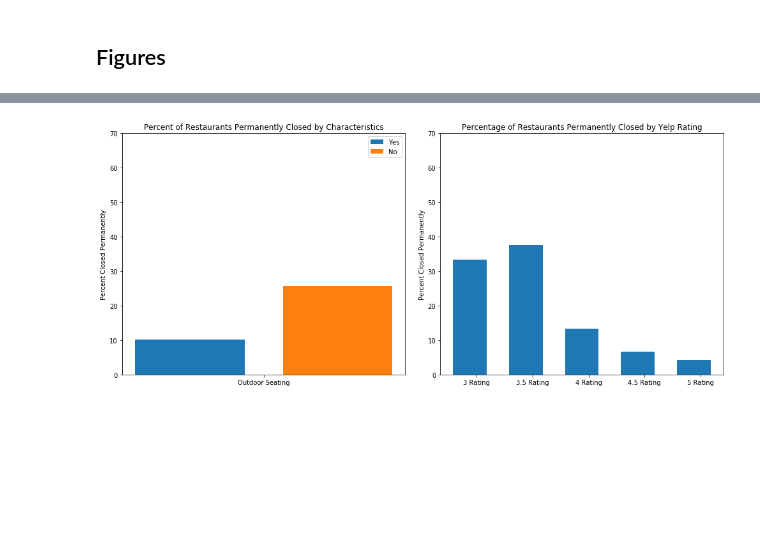
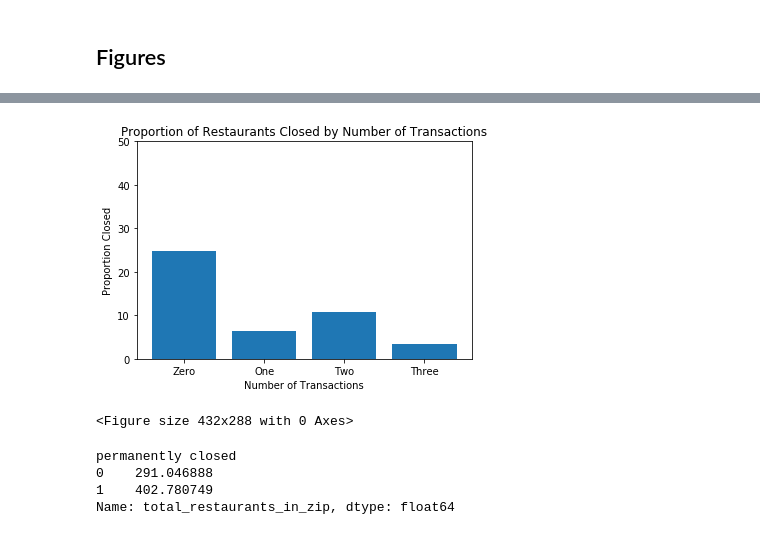
Before and after one commit to bagnine/nyc_restaurant_project, a Jupyter notebook: Univariable & bivariable analysis.ipynb, the cells around one changed output, grey strips where cells are left out. Drawn from its saved outputs; the diff is of its cells as text; code cells hidden in the pictures; blank space fills up the shorter version.

Commit message:
recreated figures

```diff
--- a/Univariable & bivariable analysis.ipynb
+++ b/Univariable & bivariable analysis.ipynb
@@ -849,58 +818,0 @@ plt.show()
-# %%
-
-labels_rating = ['Rating']
-Three_means = [33.3]
-Threepoint5_means = [37.6]
-Four_means = [13.4]
-Fourpoint5_means = [6.7]
-Five_means = [4.2]
-
-x = np.arange(len(labels_rating))  # the label locations
-width = 0.35  # the width of the bars
-
-fig, axs = plt.subplots(1, 2, figsize = (14,6))
-rects1 = axs[0].bar(x - width/3-.12, Yes_means, width, label='Yes')
-rects2 = axs[0].bar(x + width/3+.12, No_means, width, label='No')
-
-# Add some text for labels, title and custom x-axis tick labels, etc.
-axs[0].set_ylabel('Percent Closed Permanently')
-axs[0].set_title('Percent of Restaurants Permanently Closed by Characteristics')
-axs[0].set_xticks(x)
-axs[0].set_xticklabels(labels)
-axs[0].legend()
-axs[0].set(ylim=(0, 70))
-
-ratingtitle = ['3 Rating', '3.5 Rating', '4 Rating', '4.5 Rating', '5 Rating']
-ratings = [33.3, 37.6, 13.4, 6.7, 4.2]
-
-
-x1 = np.arange(len(ratingtitle))
-width1 = .6
-
-axs[1].bar(x1- width1/5, ratings, width1)
-axs[1].set_ylabel('Percent Closed Permanently')
-axs[1].set_title('Percentage of Restaurants Permanently Closed by Yelp Rating')
-axs[1].set_xticks(x1)
-axs[1].set_xticklabels(ratingtitle)
-axs[1].set(ylim=(0,70))
-
-
-def autolabel(rects):
-    """Attach a text label above each bar in *rects*, displaying its height."""
-    for rect in rects:
-        height = rect.get_height()
-        axs[0].annotate('{}'.format(height),
-                    xy=(rect.get_x() + rect.get_width() / 2, height),
-                    xytext=(0, 3),  # 3 points vertical offset
-                    textcoords="offset points",
-                    ha='center', va='bottom')
-
-
-# autolabel(rects1)
-# autolabel(rects2)
-
-fig.tight_layout()
-
-plt.show()
-# %% [output]
-[figure, removed]
@@ -909,0 +819,21 @@ Three_means = [33.3, 37.6, 13.4, 6.7, 4.2]
+# %%
+num_trans_dict = {'Number of Transactions':['Zero','One','Two','Three'], 'Proportion Closed':[24.9,6.4,10.7,3.4]}
+num_trans_df = pd.DataFrame(data=num_trans_dict)
+# %%
+plt.bar(x='Number of Transactions',height='Proportion Closed', data=num_trans_df)
+plt.ylabel('Proportion Closed')
+plt.xlabel('Number of Transactions')
+plt.title('Proportion of Restaurants Closed by Number of Transactions')
+plt.ylim(0,50)
+plt.show();
+plt.savefig('closures by transaction count.png')
+# %% [output]
+[figure, added]
+<Figure size 432x288 with 0 Axes>
+# %%
+df.groupby([df['permanently closed']])['total_restaurants_in_zip'].mean()
+# %% [output]
+permanently closed
+0    291.046888
+1    402.780749
+Name: total_restaurants_in_zip, dtype: float64
```
Also changed, not shown: parts of 7 cells of this notebook, 3 other files.
